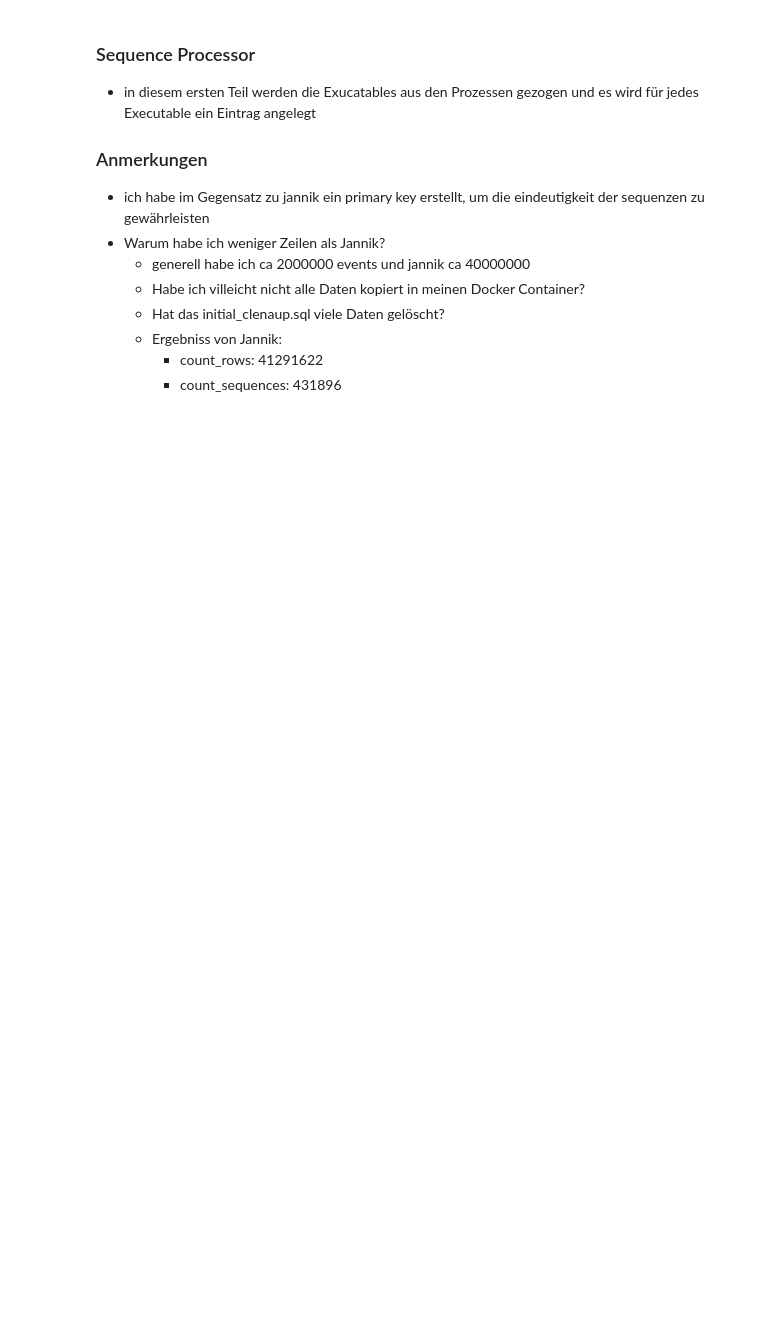
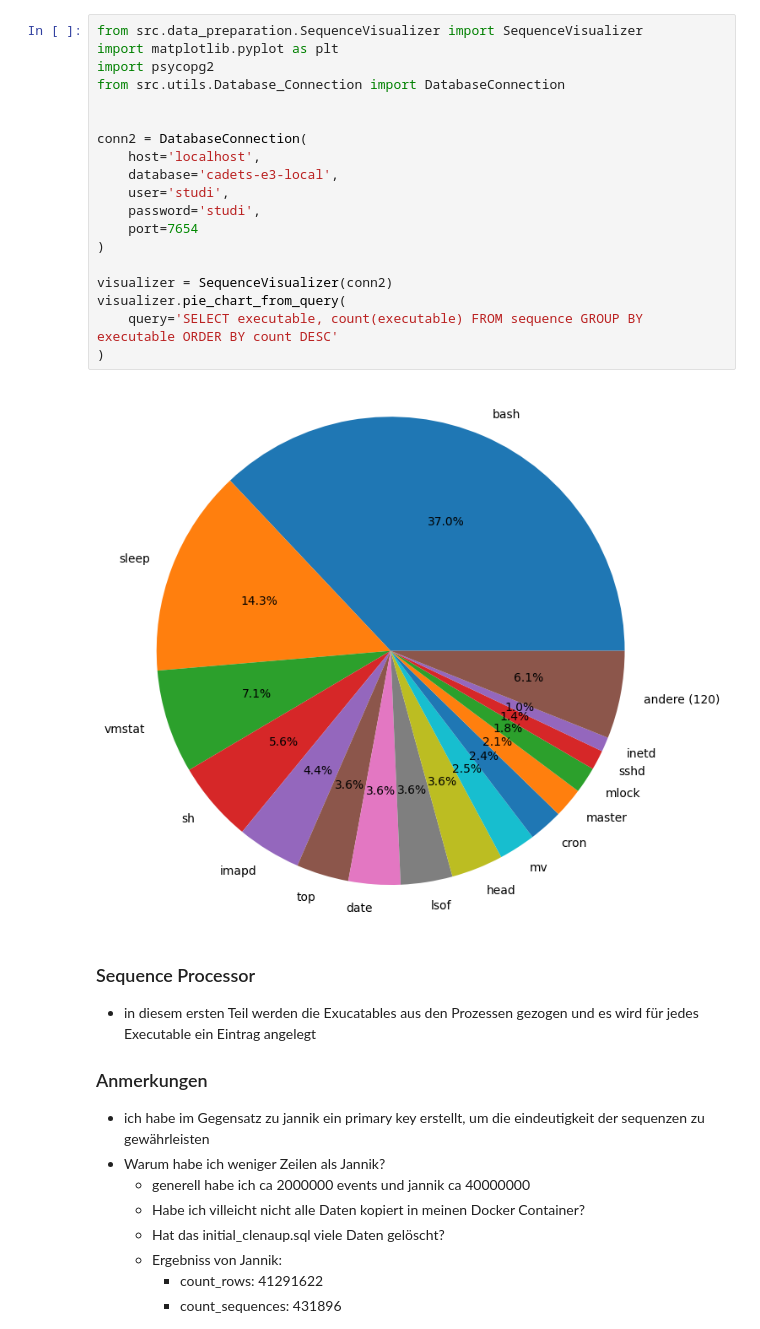
Before and after one commit to jojo1227/transformer_bachelor, a Jupyter notebook: src/data_preparation/seq_export.ipynb, the cells around one changed output. Cells and saved outputs as stored; diff of their text form; blank space fills up the shorter version.

```diff
--- a/src/data_preparation/seq_export.ipynb
+++ b/src/data_preparation/seq_export.ipynb
@@ -39,3 +28,24 @@ Durchschnittliche Länge: 95.60
+# %%
+from src.data_preparation.SequenceVisualizer import SequenceVisualizer
+import matplotlib.pyplot as plt
+import psycopg2
+from src.utils.Database_Connection import DatabaseConnection
+
+
+conn2 = DatabaseConnection(
+    host='localhost',
+    database='cadets-e3-local',
+    user='studi',
+    password='studi',
+    port=7654
+)
+
+visualizer = SequenceVisualizer(conn2)
+visualizer.pie_chart_from_query(
+    query='SELECT executable, count(executable) FROM sequence GROUP BY executable ORDER BY count DESC'
+)
+# %% [output]
+[figure, added]
 # %% [markdown]
 
 ### Sequence Processor
```
Also changed, not shown: parts of 2 cells of this notebook, 10 other files.
